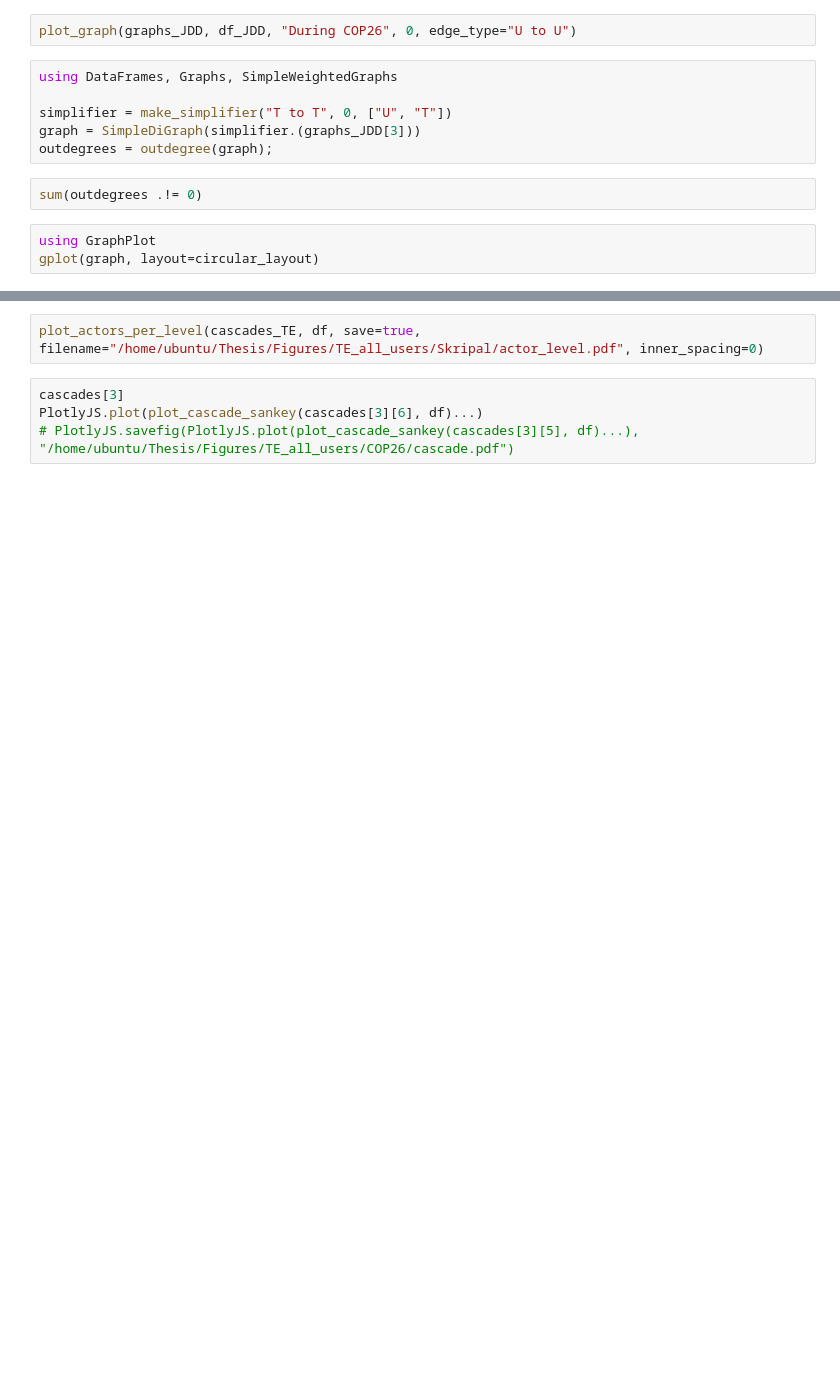
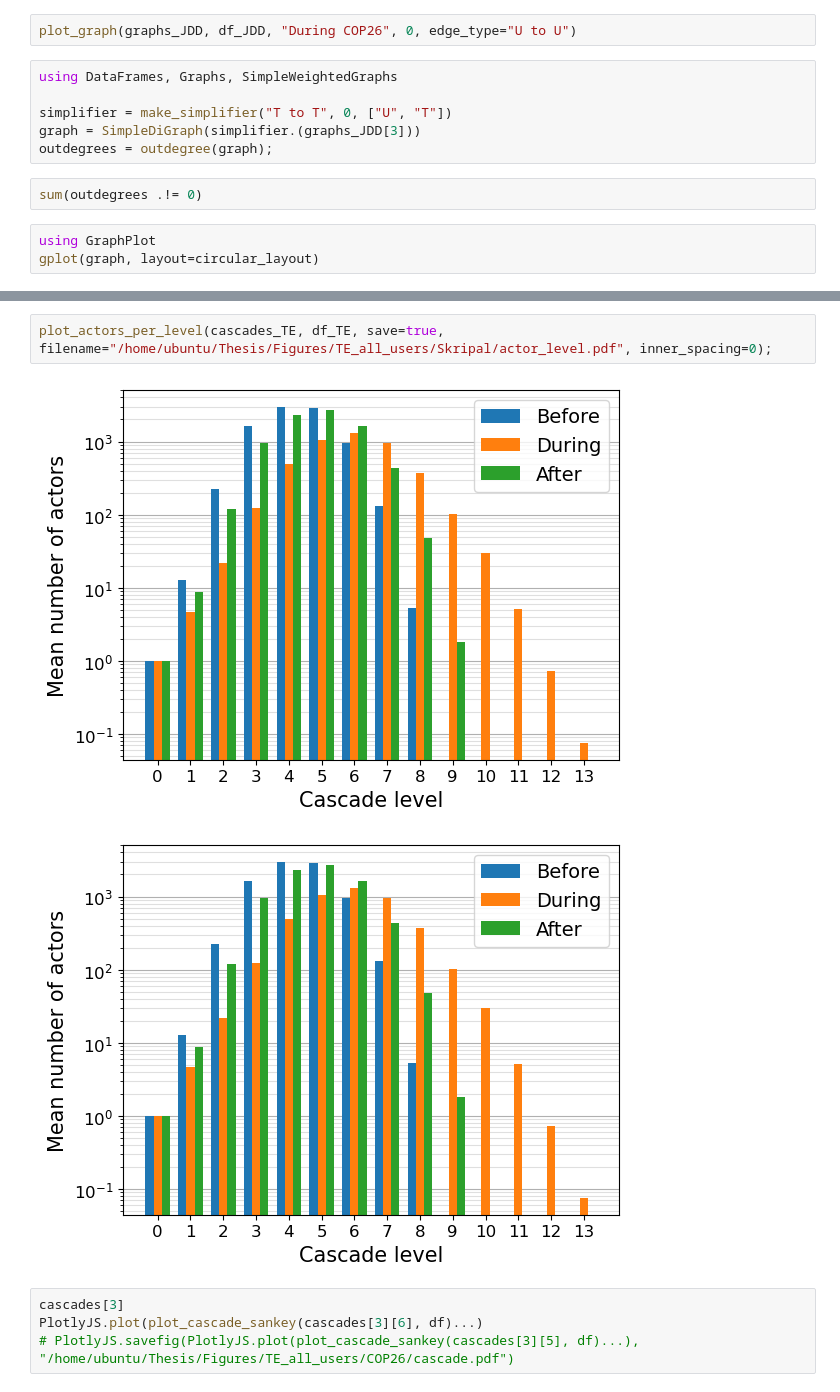
Before and after one commit to Cyrilvallez/Measuring-Influence-Twitter, a Jupyter notebook: Julia/Notebooks/Process3.ipynb, the cells around one changed output, grey strips where cells are left out. Saved outputs shown, nothing was run; the diff lists cells and outputs as text; blank space fills up the shorter version.

```diff
--- a/Julia/Notebooks/Process3.ipynb
+++ b/Julia/Notebooks/Process3.ipynb
@@ -73,5 +99,8 @@ plot_actors_per_level(cascades_JDD, df, save=true, filename="/home/ubuntu/Thesis
 # %%
-plot_actors_per_level(cascades_TE, df, save=true, filename="/home/ubuntu/Thesis/Figures/TE_all_users/Skripal/actor_level.pdf", inner_spacing=0)
+plot_actors_per_level(cascades_TE, df_TE, save=true, filename="/home/ubuntu/Thesis/Figures/TE_all_users/Skripal/actor_level.pdf", inner_spacing=0);
+# %% [output]
+[figure, added]
+[figure, added]
 # %%
 cascades[3]
 PlotlyJS.plot(plot_cascade_sankey(cascades[3][6], df)...)
```
Also changed, not shown: parts of 8 cells of this notebook, 12 other files.
